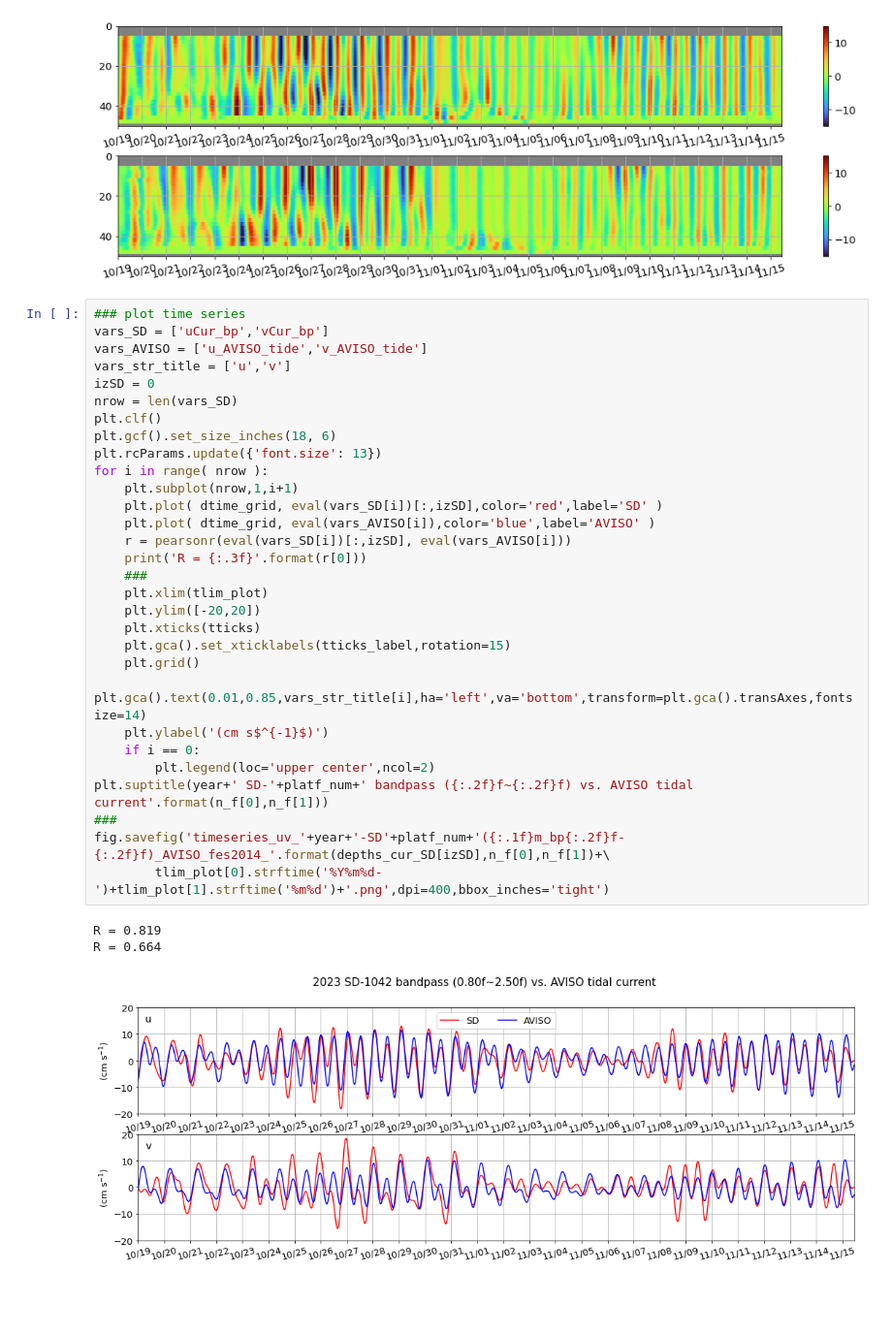
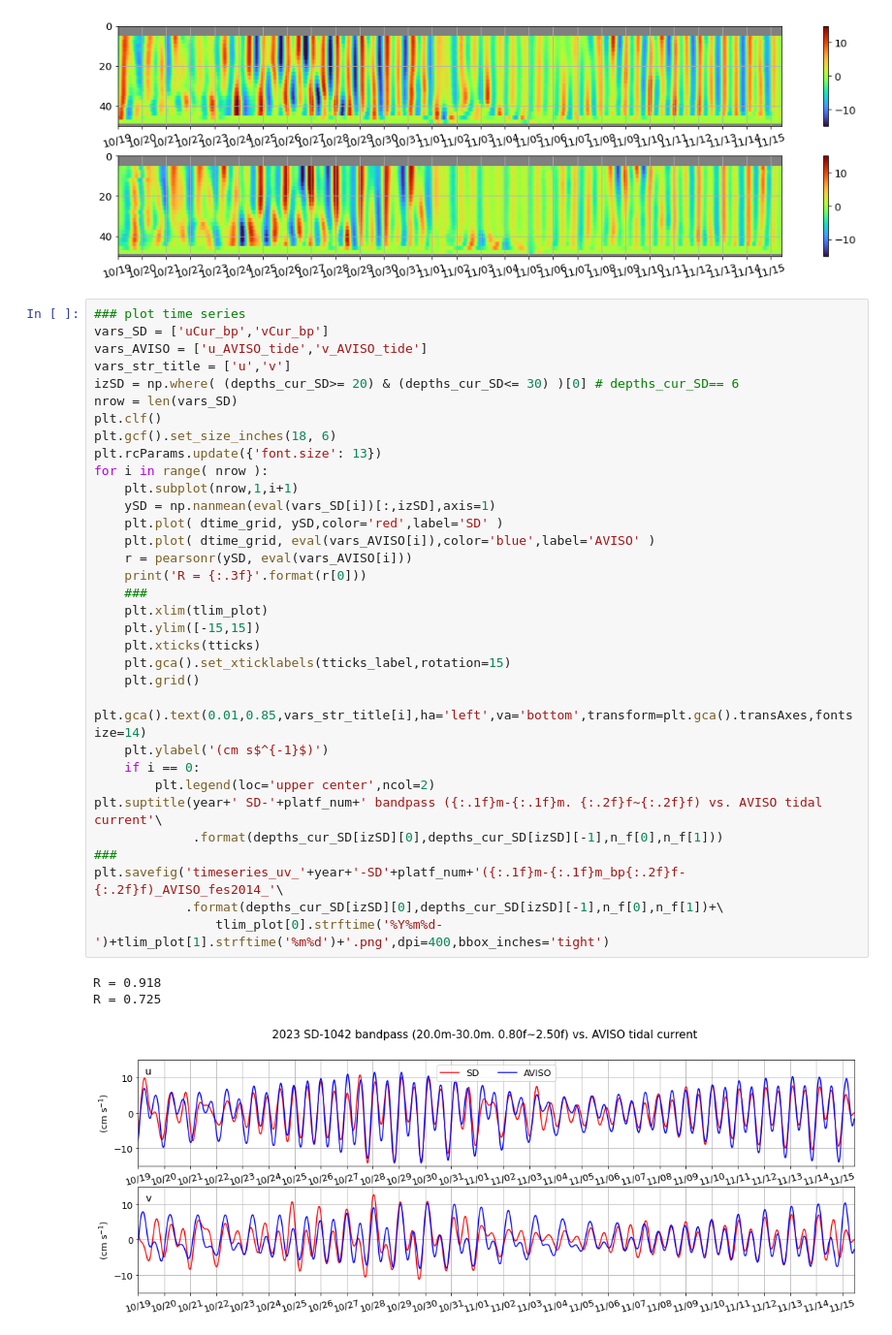
Before and after one commit to nanhsunchi/sd-ni-wp, a Jupyter notebook: test_method_buoy-SD/check_tide/plot_AVISO-model_vs_SD.ipynb, the cells around one changed output. Shown at 97% size. Saved outputs shown, nothing was run; the diff lists cells and outputs as text; blank space fills up the shorter version.

```diff
--- a/test_method_buoy-SD/check_tide/plot_M2_AVISO-model_vs_SD.ipynb
+++ b/test_method_buoy-SD/check_tide/plot_AVISO-model_vs_SD.ipynb
@@ -177,37 +177,40 @@ The mean latitude of SD between 2023/10/19 12Z-11/15 23Z = 27.49N
 # %%
 ### plot time series
 vars_SD = ['uCur_bp','vCur_bp']
 vars_AVISO = ['u_AVISO_tide','v_AVISO_tide']
 vars_str_title = ['u','v']
-izSD = 0
+izSD = np.where( (depths_cur_SD>= 20) & (depths_cur_SD<= 30) )[0] # depths_cur_SD== 6
 nrow = len(vars_SD)
 plt.clf()
 plt.gcf().set_size_inches(18, 6)
 plt.rcParams.update({'font.size': 13})
 for i in range( nrow ):
     plt.subplot(nrow,1,i+1)
-    plt.plot( dtime_grid, eval(vars_SD[i])[:,izSD],color='red',label='SD' )
+    ySD = np.nanmean(eval(vars_SD[i])[:,izSD],axis=1)
+    plt.plot( dtime_grid, ySD,color='red',label='SD' )
     plt.plot( dtime_grid, eval(vars_AVISO[i]),color='blue',label='AVISO' )
-    r = pearsonr(eval(vars_SD[i])[:,izSD], eval(vars_AVISO[i]))
+    r = pearsonr(ySD, eval(vars_AVISO[i]))
     print('R = {:.3f}'.format(r[0]))
     ###
     plt.xlim(tlim_plot)
-    plt.ylim([-20,20])
+    plt.ylim([-15,15])
     plt.xticks(tticks)
     plt.gca().set_xticklabels(tticks_label,rotation=15)
     plt.grid()
     plt.gca().text(0.01,0.85,vars_str_title[i],ha='left',va='bottom',transform=plt.gca().transAxes,fontsize=14)
     plt.ylabel('(cm s$^{-1}$)')
     if i == 0:
         plt.legend(loc='upper center',ncol=2)
-plt.suptitle(year+' SD-'+platf_num+' bandpass ({:.2f}f~{:.2f}f) vs. AVISO tidal current'.format(n_f[0],n_f[1]))
+plt.suptitle(year+' SD-'+platf_num+' bandpass ({:.1f}m-{:.1f}m. {:.2f}f~{:.2f}f) vs. AVISO tidal current'\
+             .format(depths_cur_SD[izSD][0],depths_cur_SD[izSD][-1],n_f[0],n_f[1]))
 ###
-fig.savefig('timeseries_uv_'+year+'-SD'+platf_num+'({:.1f}m_bp{:.2f}f-{:.2f}f)_AVISO_fes2014_'.format(depths_cur_SD[izSD],n_f[0],n_f[1])+\
-        tlim_plot[0].strftime('%Y%m%d-')+tlim_plot[1].strftime('%m%d')+'.png',dpi=400,bbox_inches='tight')
+plt.savefig('timeseries_uv_'+year+'-SD'+platf_num+'({:.1f}m-{:.1f}m_bp{:.2f}f-{:.2f}f)_AVISO_fes2014_'\
+            .format(depths_cur_SD[izSD][0],depths_cur_SD[izSD][-1],n_f[0],n_f[1])+\
+                tlim_plot[0].strftime('%Y%m%d-')+tlim_plot[1].strftime('%m%d')+'.png',dpi=400,bbox_inches='tight')
 # %% [output]
-R = 0.819
-R = 0.664
+R = 0.918
+R = 0.725
-[figure, old version]
+[figure, new version]
 # %%
 ### plot band pass velocity(SD) - tidal velocity(AVISO)
 vars_str_title = ['velocity speed diff. (SD-AVISO)','vector diff. (SD-AVISO)']
```
Also changed, not shown: parts of 1 cell of this notebook, 9 other files.
